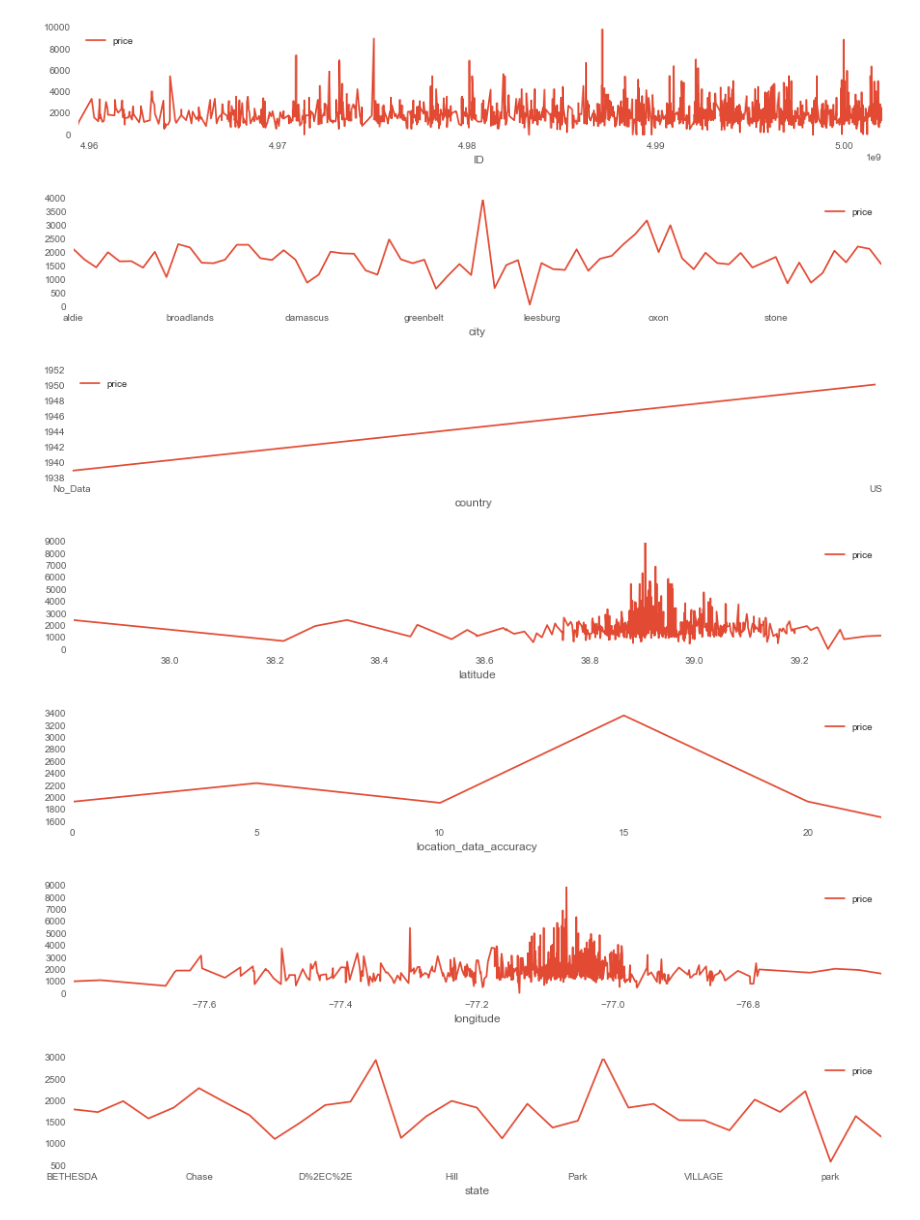
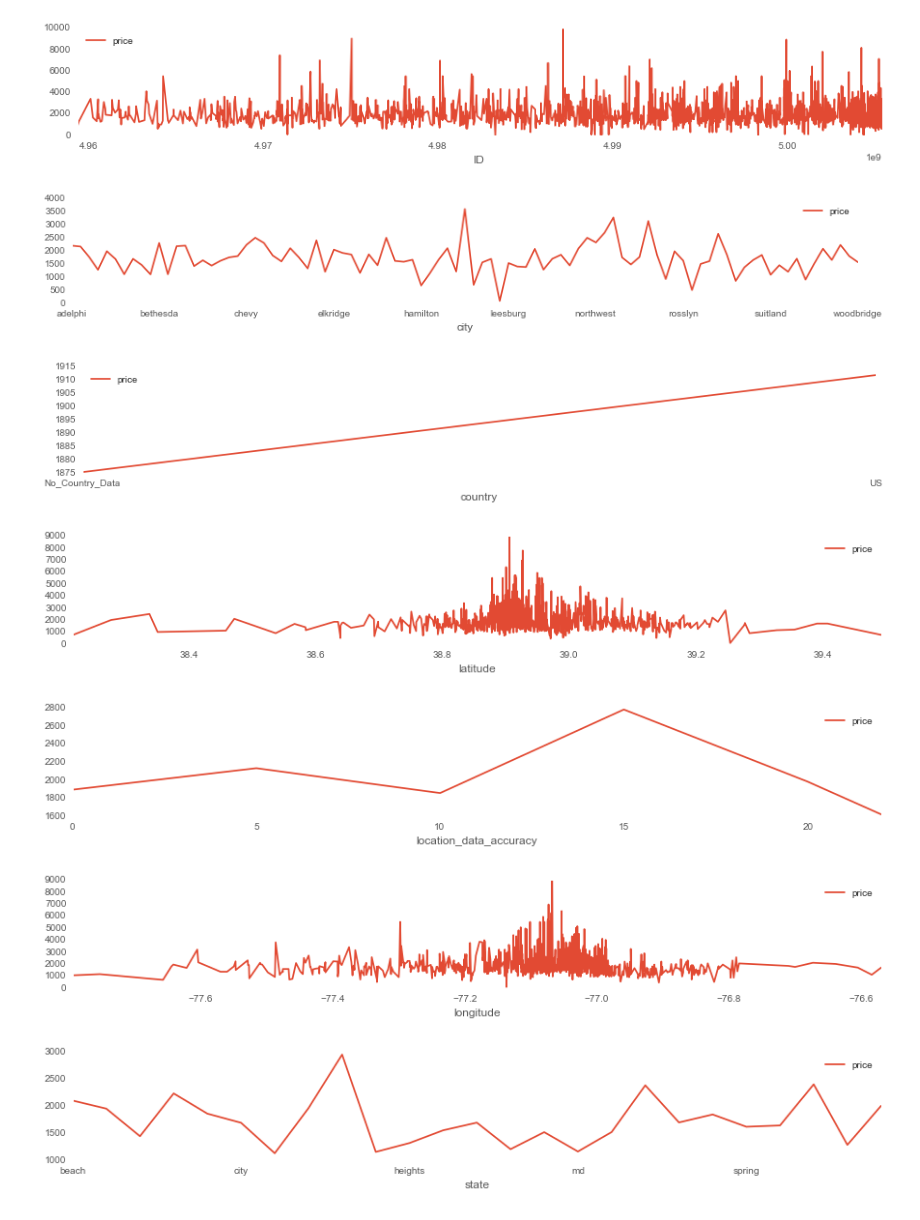
Before and after one commit to Alexjmsherman/General_Assembly_Final_Project, a Jupyter notebook: Final_Project/4. Final_Project_Data_Visualization.ipynb, the cells around one changed output. Cells and saved outputs as stored; diff of their text form; code cells hidden in the pictures.

```diff
--- a/Final_Project/4. Final_Project_Data_Visualization.ipynb
+++ b/Final_Project/4. Final_Project_Data_Visualization.ipynb
@@ -12,9 +9,7 @@ Conclusions
 # %%
-data = pd.read_csv(r'C:\Users\alsherman\Desktop\GitHub\DataScience_GeneralAssembly\Data\Cleaned_Data_May_14.csv')
+# Load cleaned data exported from Data Cleaning Ipython Notebook
+
+data = pd.read_csv(r'C:\Users\alsherman\Desktop\GitHub\DataScience_GeneralAssembly\Data\Cleaned_Data_May_17.csv')
-# %%
-#Clean up data by removing missing values
-data = data[data.airport_list >= 0]
-data = data[data.price >=0]
 # %%
 data.describe()
 # %% [output]
@@ -34,0 +26,5 @@ Index([u'ID', u'city', u'country', u'latitude', u'location_data_accuracy', u'lon
+# %%
+# Airport field consists of only 0 (no listing is near an airport according to Google Places API data)
+# Remove this variable as it provides no value
+
+data.drop('airport_list', axis=1, inplace=True)
@@ -35,13 +57,26 @@ Index([u'ID', u'city', u'country', u'latitude', u'location_data_accuracy', u'lon
 # %%
-def group_fields_by_price(field):
-    print field
+# Create visualization plotting each field by price to determine which fields have instances with significant
+# differences in price
+
+def visualize_all_fields_by_price(field):
+    # Remove outliers for latitude and longitude
     if field == 'longitude':
         data[(data.longitude < -76.5) & (data.longitude > -78)].groupby('longitude')[['price']].mean().plot(figsize=(15, 2))
     elif field == 'latitude':
-        data[(data.latitude > 36)].groupby('latitude')[['price']].mean().plot(figsize=(15, 2))
+        data[(data.latitude > 38) & (data.latitude < 40)].groupby('latitude')[['price']].mean().plot(figsize=(15, 2))
+
+    # Avoid plotting price by price (itself)
+    elif field == 'price': pass
+
+    # Text descriptions do not have categories to visualize
+    elif field == 'description': pass
+    elif field == 'url': pass
+
     else:
         data.groupby(field)[['price']].mean().plot(figsize=(15, 2))
 # %%
+# View the visualizations from visualize_all_fields_by_price
+
 for field in data.columns:
-    group_fields_by_price(field)
+    visualize_all_fields_by_price(field)
 # %% [output]
@@ -65,8 +83,8 @@ Starbucks_list
-[figure, old version]
+[figure, new version]
-[figure, old version]
+[figure, new version]
-[figure, old version]
+[figure, new version]
-[figure, old version]
+[figure, new version]
-[figure, old version]
+[figure, new version]
-[figure, old version]
+[figure, new version]
-[figure, old version]
+[figure, new version]
 [figure]
```
Also changed, not shown: parts of 31 cells of this notebook, 2 other files.
